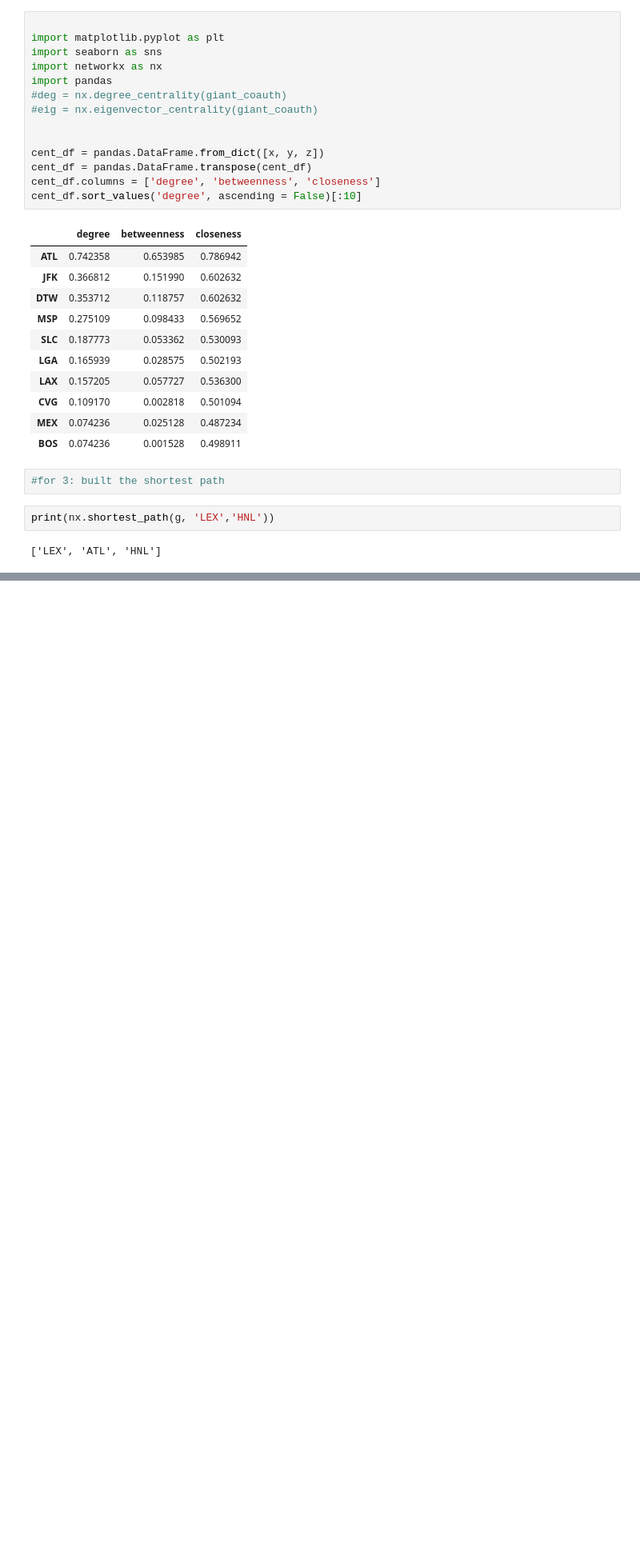
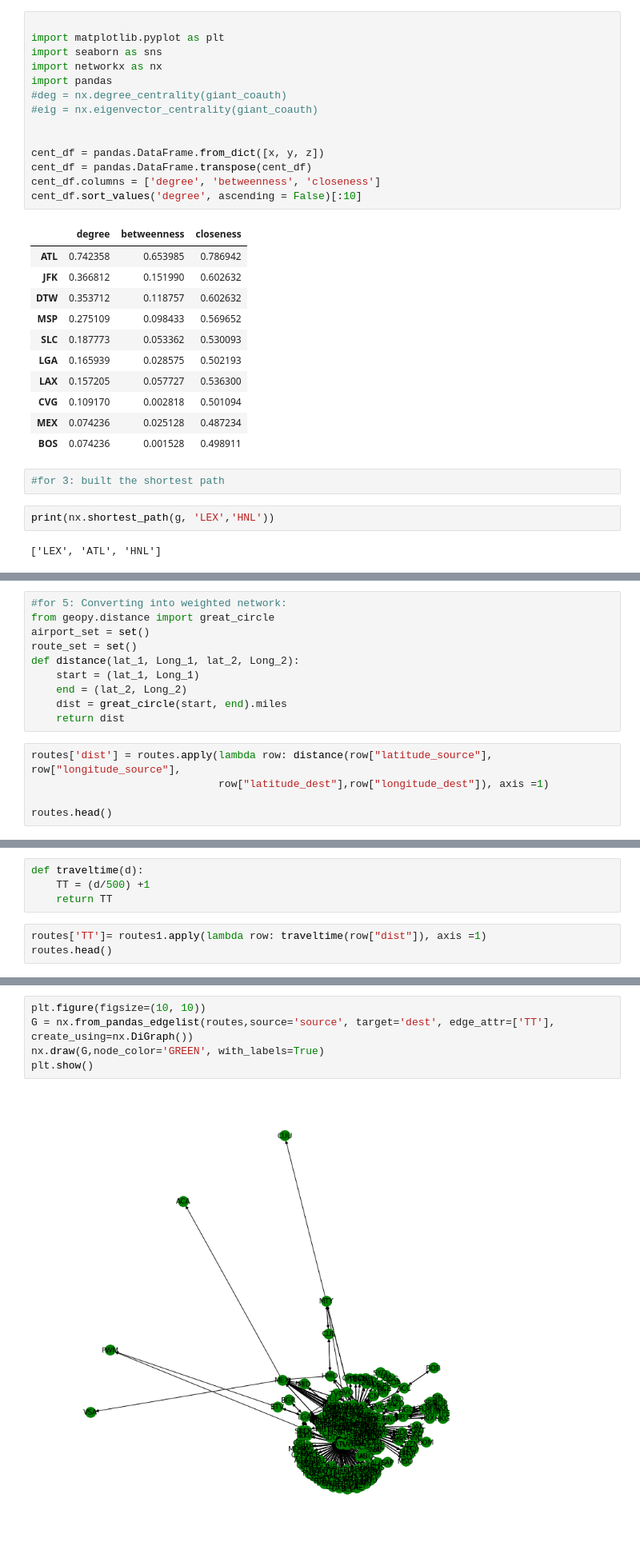
Before and after one commit to FRA228/ce599, a Jupyter notebook: 14-Networks/Networks.ipynb, the cells around one changed output, grey strips where cells are left out. Shown at 80% size. Cells and saved outputs as stored; diff of their text form; blank space fills up the shorter version.

```diff
--- a/14-Networks/Networks.ipynb
+++ b/14-Networks/Networks.ipynb
@@ -530,0 +467,15 @@ AttributeError: 'Graph' object has no attribute 'find_all_paths'
+# %%
+#for 5: Converting into weighted network:
+from geopy.distance import great_circle
+airport_set = set()
+route_set = set()
+def distance(lat_1, Long_1, lat_2, Long_2):
+    start = (lat_1, Long_1)
+    end = (lat_2, Long_2)
+    dist = great_circle(start, end).miles
+    return dist
+# %%
+routes['dist'] = routes.apply(lambda row: distance(row["latitude_source"], row["longitude_source"],
+                              row["latitude_dest"],row["longitude_dest"]), axis =1)
+
+routes.head()
@@ -530,0 +489,7 @@ AttributeError: 'Graph' object has no attribute 'find_all_paths'
+# %%
+def traveltime(d):
+    TT = (d/500) +1
+    return TT
+# %%
+routes['TT']= routes1.apply(lambda row: traveltime(row["dist"]), axis =1)
+routes.head()
@@ -530,0 +503,7 @@ AttributeError: 'Graph' object has no attribute 'find_all_paths'
+# %%
+plt.figure(figsize=(10, 10))
+G = nx.from_pandas_edgelist(routes,source='source', target='dest', edge_attr=['TT'], create_using=nx.DiGraph())
+nx.draw(G,node_color='GREEN', with_labels=True)
+plt.show()
+# %% [output]
+[figure, added]
```
Also changed, not shown: parts of 15 cells of this notebook, 1 other file.
